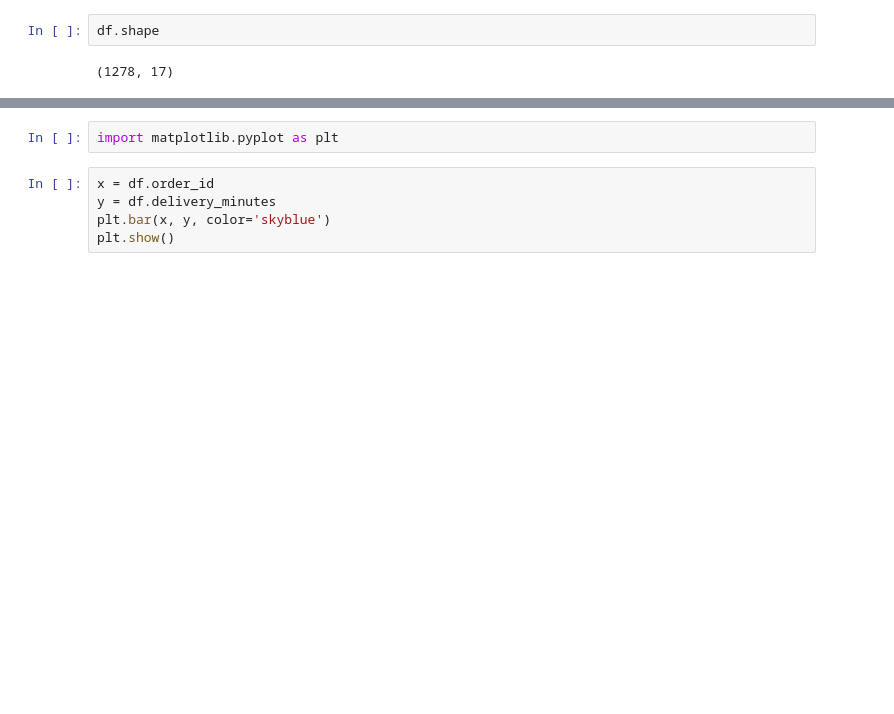
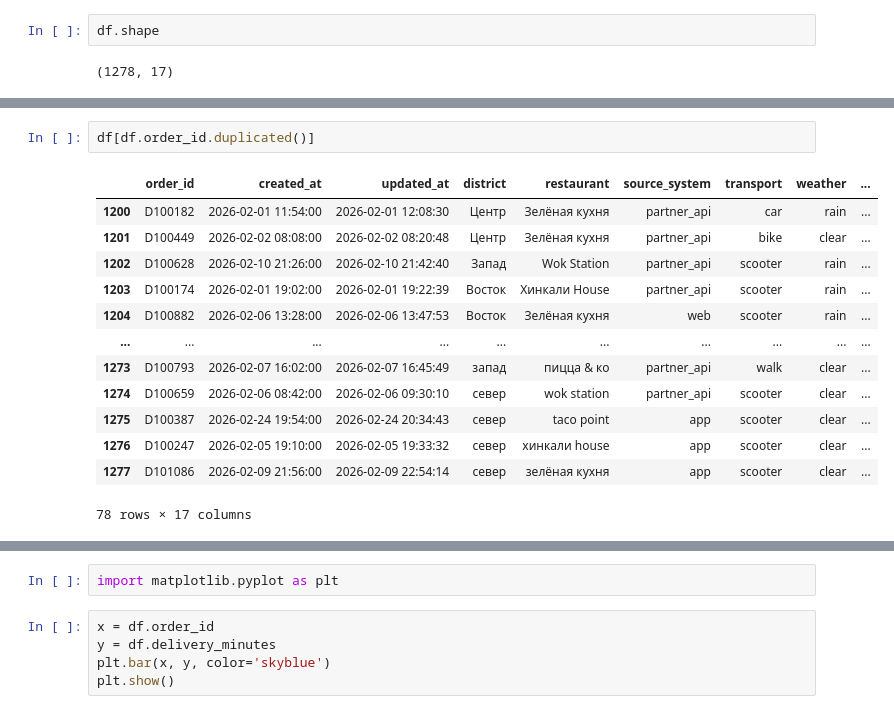
Before and after one commit to MEDBEDGITHUB/eda_project_yanakurierovnikogda, a Jupyter notebook: main.ipynb, the cells around one changed output, grey strips where cells are left out. Drawn from its saved outputs; the diff is of its cells as text; blank space fills up the shorter version.

```diff
--- a/main.ipynb
+++ b/main.ipynb
@@ -38,0 +74,16 @@ df.shape
+# %%
+df[df.order_id.duplicated()]
+# %% [output]
+|  | order_id | created_at | updated_at | district | restaurant | source_system | transport | weather | ... |
+| 1200 | D100182 | 2026-02-01 11:54:00 | 2026-02-01 12:08:30 | Центр | Зелёная кухня | partner_api | car | rain | ... |
+| 1201 | D100449 | 2026-02-02 08:08:00 | 2026-02-02 08:20:48 | Центр | Зелёная кухня | partner_api | bike | clear | ... |
+| 1202 | D100628 | 2026-02-10 21:26:00 | 2026-02-10 21:42:40 | Запад | Wok Station | partner_api | scooter | rain | ... |
+| 1203 | D100174 | 2026-02-01 19:02:00 | 2026-02-01 19:22:39 | Восток | Хинкали House | partner_api | scooter | rain | ... |
+| 1204 | D100882 | 2026-02-06 13:28:00 | 2026-02-06 13:47:53 | Восток | Зелёная кухня | web | scooter | rain | ... |
+| ... | ... | ... | ... | ... | ... | ... | ... | ... | ... |
+| 1273 | D100793 | 2026-02-07 16:02:00 | 2026-02-07 16:45:49 | запад | пицца & ко | partner_api | walk | clear | ... |
+| 1274 | D100659 | 2026-02-06 08:42:00 | 2026-02-06 09:30:10 | север | wok station | partner_api | scooter | clear | ... |
+| 1275 | D100387 | 2026-02-24 19:54:00 | 2026-02-24 20:34:43 | север | taco point | app | scooter | clear | ... |
+| 1276 | D100247 | 2026-02-05 19:10:00 | 2026-02-05 19:33:32 | север | хинкали house | app | scooter | clear | ... |
+| 1277 | D101086 | 2026-02-09 21:56:00 | 2026-02-09 22:54:14 | север | зелёная кухня | app | scooter | clear | ... |
+78 rows × 17 columns
```
Also changed, not shown: parts of 8 cells of this notebook.
